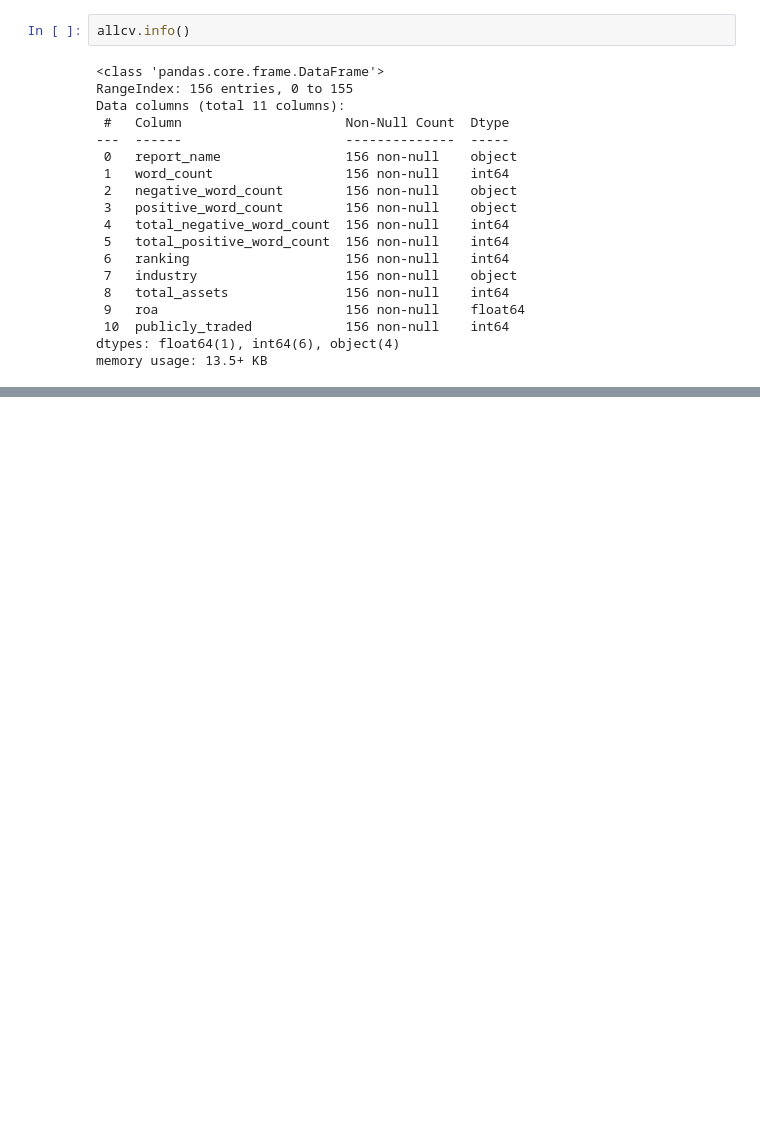
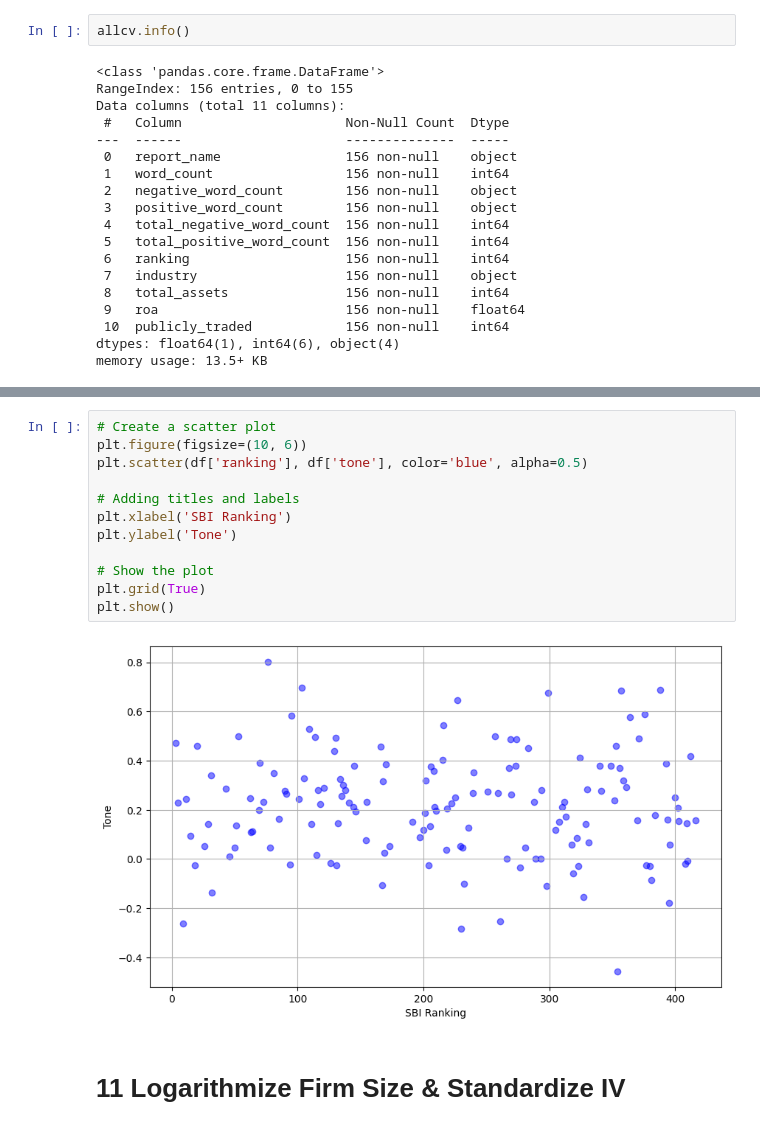
Before and after one commit to AxelWio/sustainability_analysis, a Jupyter notebook: Reportanalysis.ipynb, the cells around one changed output, grey strips where cells are left out. Cells and saved outputs as stored; diff of their text form; blank space fills up the shorter version.

```diff
--- a/Reportanalysis.ipynb
+++ b/Reportanalysis.ipynb
@@ -743,0 +566,16 @@ Notes:
+# %%
+# Create a scatter plot
+plt.figure(figsize=(10, 6))
+plt.scatter(df['ranking'], df['tone'], color='blue', alpha=0.5)
+
+# Adding titles and labels
+plt.xlabel('SBI Ranking')
+plt.ylabel('Tone')
+
+# Show the plot
+plt.grid(True)
+plt.show()
+# %% [output]
+[figure, added]
+# %% [markdown]
+# 11 Logarithmize Firm Size & Standardize IV
```
Also changed, not shown: parts of 64 cells of this notebook.
